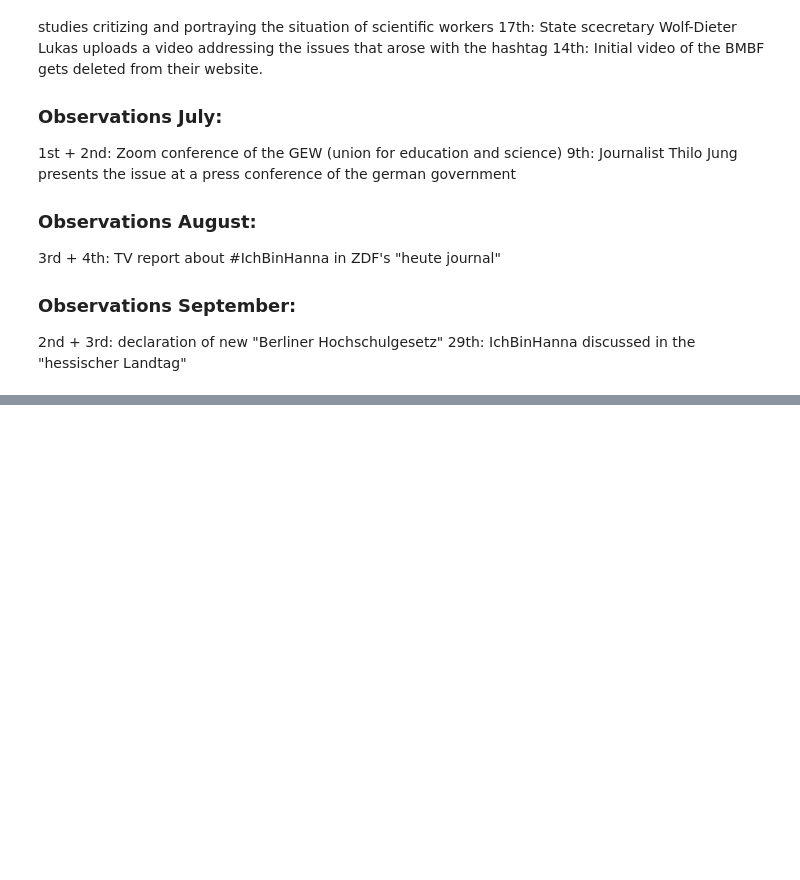
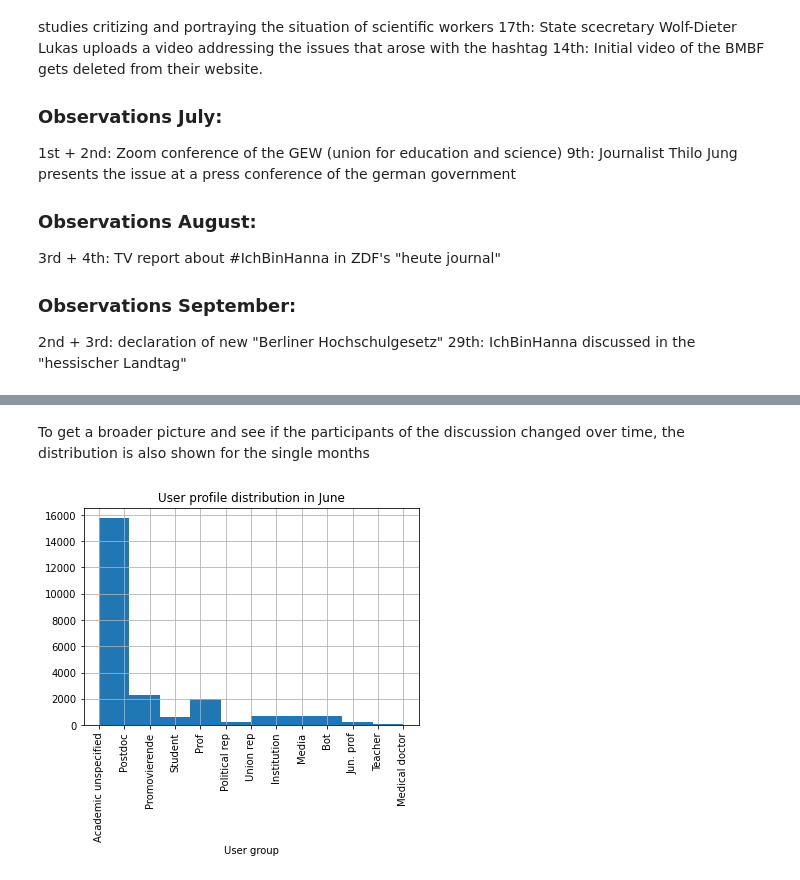
Before and after one commit to ahmadouw/IchBinHanna-Analysis, a Jupyter notebook: Data_Analysis.ipynb, the cells around one changed output, grey strips where cells are left out. Drawn from its saved outputs; the diff is of its cells as text; code cells hidden in the pictures; blank space fills up the shorter version.

```diff
--- a/Data_Analysis.ipynb
+++ b/Data_Analysis.ipynb
@@ -430,0 +432,11 @@ print("03.09.:\n{}".format(daily_word_count.most_common(25)))
+# %% [markdown]
+To get a broader picture and see if the participants of the discussion changed over time, the distribution is also shown for the single months
+# %%
+#distribution in June
+df_june['user.group'].hist()
+plt.title('User profile distribution in June')
+plt.xlabel('User group')
+plt.xticks(rotation='vertical')
+plt.show()
+# %% [output]
+[figure, added]
```
Also changed, not shown: parts of 23 cells of this notebook, 6 other files.
